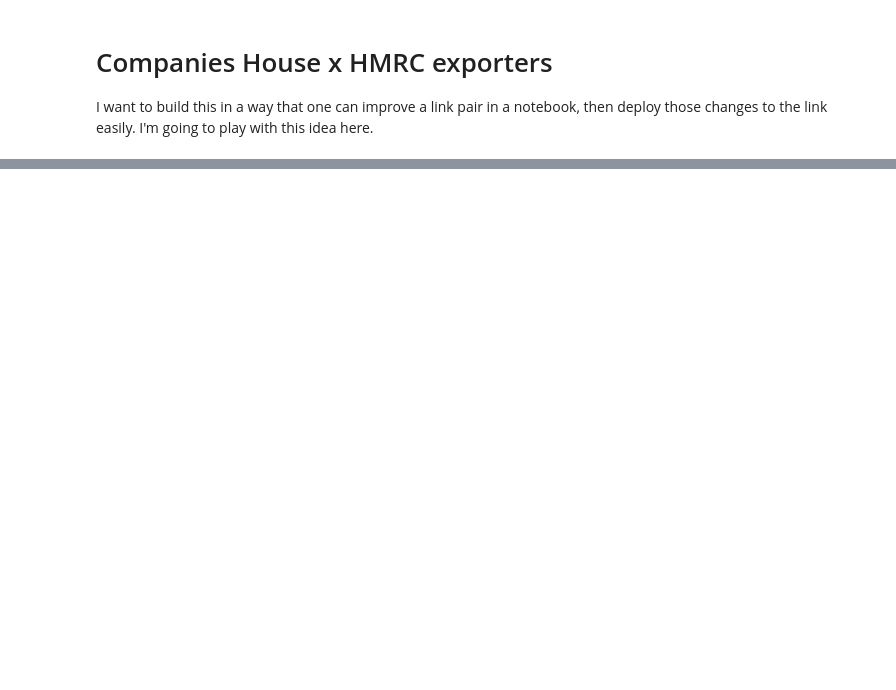
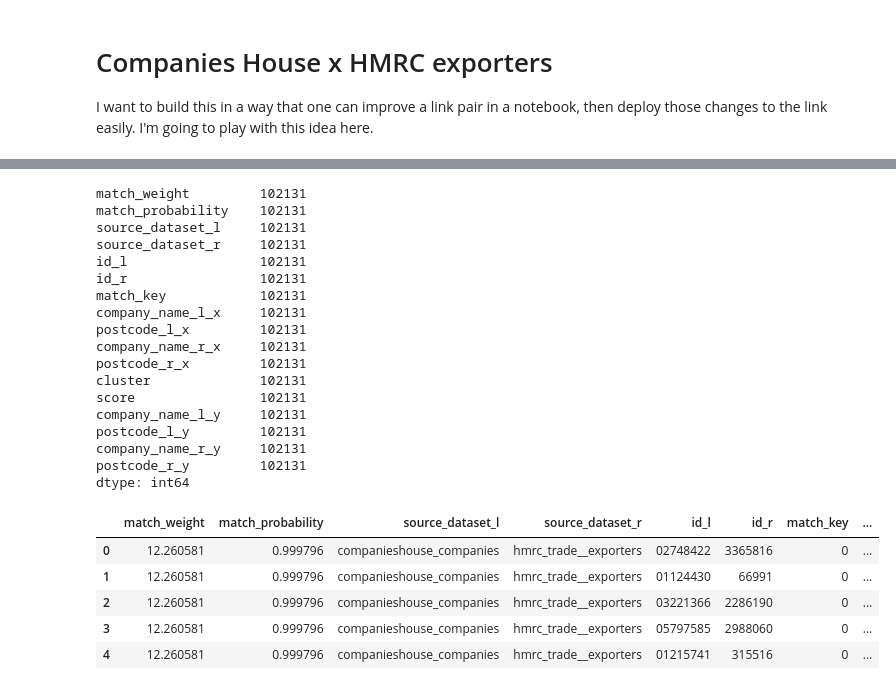
Before and after one commit to will-langdale/matchbox, a Jupyter notebook: notebooks/WL_CHxExp.ipynb, the cells around one changed output, grey strips where cells are left out. Saved outputs shown, nothing was run; the diff lists cells and outputs as text; code cells hidden in the pictures; blank space fills up the shorter version.

```diff
--- a/notebooks/WL_CHxExp.ipynb
+++ b/notebooks/WL_CHxExp.ipynb
@@ -127,0 +215,28 @@ existing
+# %%
+agree.count()
+agree.head(5)
+# %% [output]
+match_weight         102131
+match_probability    102131
+source_dataset_l     102131
+source_dataset_r     102131
+id_l                 102131
+id_r                 102131
+match_key            102131
+company_name_l_x     102131
+postcode_l_x         102131
+company_name_r_x     102131
+postcode_r_x         102131
+cluster              102131
+score                102131
+company_name_l_y     102131
+postcode_l_y         102131
+company_name_r_y     102131
+postcode_r_y         102131
+dtype: int64
+|  | match_weight | match_probability | source_dataset_l | source_dataset_r | id_l | id_r | match_key | ... |
+| 0 | 12.260581 | 0.999796 | companieshouse_companies | hmrc_trade__exporters | 02748422 | 3365816 | 0 | ... |
+| 1 | 12.260581 | 0.999796 | companieshouse_companies | hmrc_trade__exporters | 01124430 | 66991 | 0 | ... |
+| 2 | 12.260581 | 0.999796 | companieshouse_companies | hmrc_trade__exporters | 03221366 | 2286190 | 0 | ... |
+| 3 | 12.260581 | 0.999796 | companieshouse_companies | hmrc_trade__exporters | 05797585 | 2988060 | 0 | ... |
+| 4 | 12.260581 | 0.999796 | companieshouse_companies | hmrc_trade__exporters | 01215741 | 315516 | 0 | ... |
```
Also changed, not shown: parts of 13 cells of this notebook, 7 other files.
